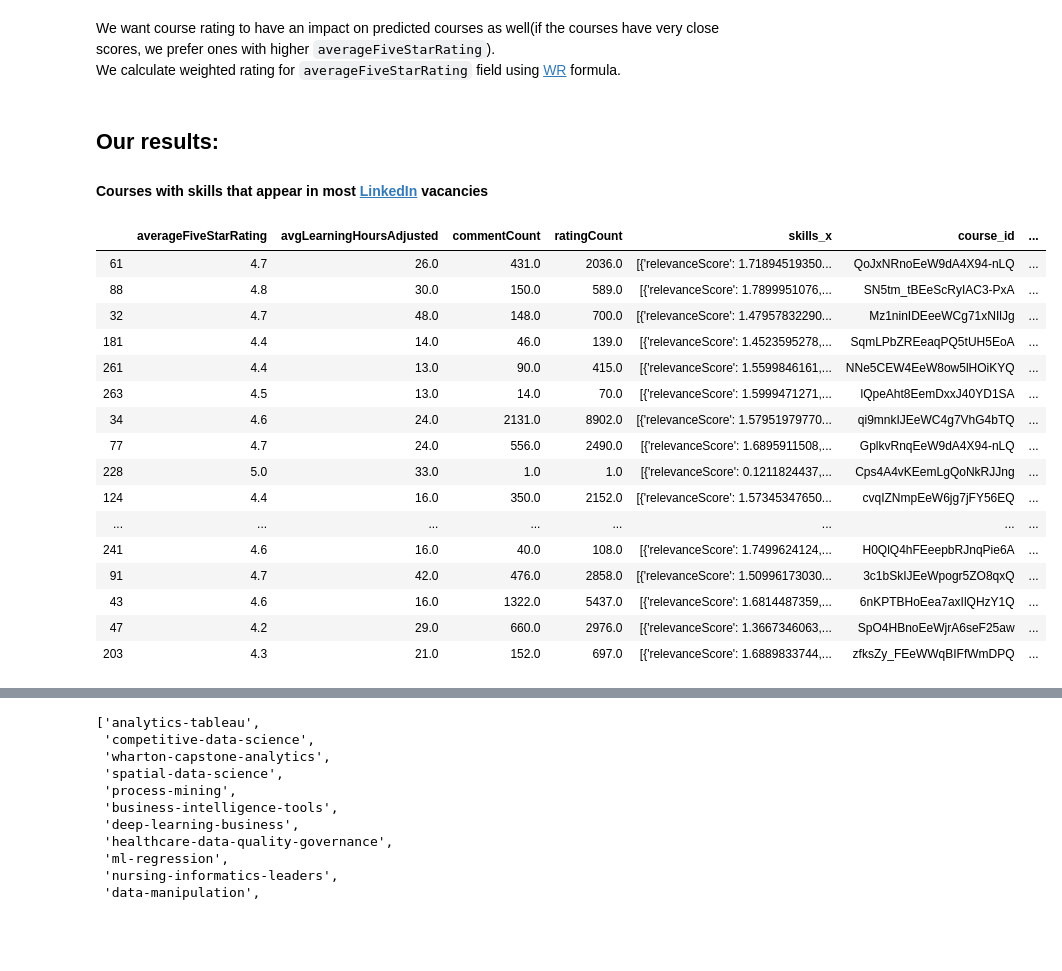
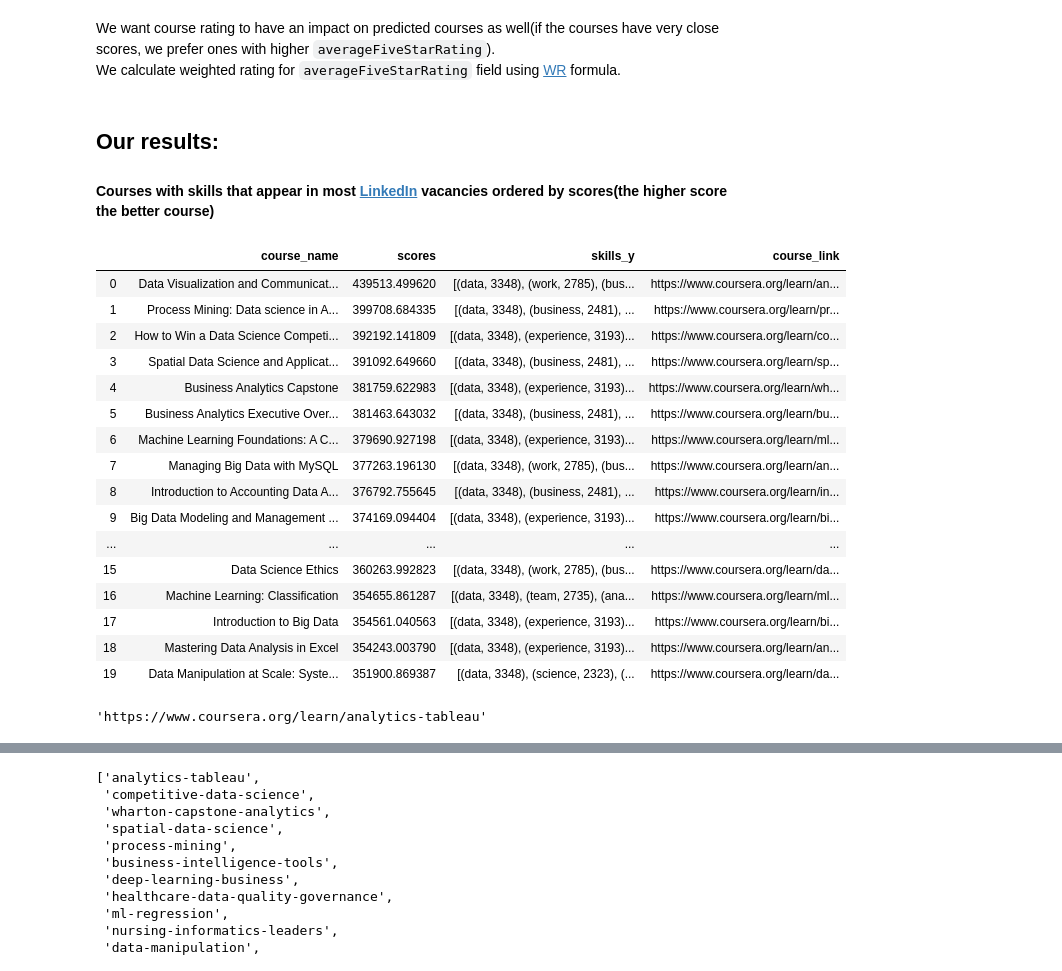
Before and after one commit to rpartsey/ucu_intro_to_ds, a Jupyter notebook: rpartsey_team_dsintro.ipynb, the cells around one changed output, grey strips where cells are left out. Saved outputs shown, nothing was run; the diff lists cells and outputs as text; code cells hidden in the pictures; blank space fills up the shorter version.

```diff
--- a/rpartsey_team_dsintro.ipynb
+++ b/rpartsey_team_dsintro.ipynb
@@ -194,8 +174,6 @@ Name: course_name, dtype: object
 # %%
-# # read the comments in the code cell above
-
-# for i in range(1, n_clusters):
-#     print(sum(kmeans.labels_ == i))
-#     print(courses_with_skills_df[kmeans.labels_ == i].course_name)
-#     print()
-#     print()
+for i in range(1, n_clusters):
+    print(sum(kmeans.labels_ == i))
+    print(courses_with_skills_df[kmeans.labels_ == i].course_name)
+    print()
+    print()
@@ -318,11 +320,12 @@ def standardize_text(text):
                        stop_words=stop_words, replace_symbol=' ')
 
 
+courses_df['standardized_description'] = ''
 for i, course in courses_df.iterrows():
     course_skills = (s['skillName'] for s in course.skills)
     text = '.'.join([*course_skills, course.course_description]) # NOTE: we add course skills to it's description and syllabus
 
-    courses_df.loc[i,'description'] = standardize_text(text)
+    courses_df.loc[i,'standardized_description'] = standardize_text(text)
 
 # courses_df.loc[4, 'description']
 # %% [markdown]
@@ -359,7 +362,7 @@ And then for each course and for each skill from "list of all possible skills" w
 # %%
 course_computed_skills = defaultdict(set) # key = "course_slug", value = list(skills)
 
-for _, (course_slug, description)  in courses_df[['course_slug', 'description']].iterrows():
+for _, (course_slug, description)  in courses_df[['course_slug', 'standardized_description']].iterrows():
     for skill in skills_dict:
         if f' {skill} ' in f' {description} ':
             course_computed_skills[course_slug].add(skill)
@@ -456,28 +459,36 @@ C = courses_df['averageFiveStarRating'].mean()
 courses_df['WR'] = weighted_rating(R, v, m, C)
 # %% [markdown]
 ## **Our results:**
-#### Courses with skills that appear in most [LinkedIn](https://www.linkedin.com) vacancies
+#### **Courses with skills that appear in most [LinkedIn](https://www.linkedin.com) vacancies ordered by scores(the higher score the better course)**
 # %%
 # merge courses with corresponding scores and multiply score by weighted rating
 courses_with_scores_df = pd.merge(courses_df, course_scores_df, on='course_slug')
 courses_with_scores_df['scores'] = courses_with_scores_df['scores'] * courses_with_scores_df['WR']
 courses_with_scores_df.sort_values(by=['scores'], ascending=False, inplace=True)
-courses_with_scores_df.head(20)
+courses_with_scores_df.reset_index(drop=True, inplace=True)
+
+# display courses info: name, score, skills that contributed to its score, and its coursera link that can be pasted into browser to see detailed information
+courses_with_scores_df['course_link'] = 'https://www.coursera.org/learn/' + courses_with_scores_df['course_slug']
+courses_with_scores_df[['course_name','scores', 'skills_y', 'course_link']].head(20)
 # %% [output]
-|  | averageFiveStarRating | avgLearningHoursAdjusted | commentCount | ratingCount | skills_x | course_id | ... |
-| 61 | 4.7 | 26.0 | 431.0 | 2036.0 | [{'relevanceScore': 1.71894519350... | QoJxNRnoEeW9dA4X94-nLQ | ... |
-| 88 | 4.8 | 30.0 | 150.0 | 589.0 | [{'relevanceScore': 1.7899951076,... | SN5tm_tBEeScRyIAC3-PxA | ... |
-| 32 | 4.7 | 48.0 | 148.0 | 700.0 | [{'relevanceScore': 1.47957832290... | Mz1ninIDEeeWCg71xNIlJg | ... |
-| 181 | 4.4 | 14.0 | 46.0 | 139.0 | [{'relevanceScore': 1.4523595278,... | SqmLPbZREeaqPQ5tUH5EoA | ... |
-| 261 | 4.4 | 13.0 | 90.0 | 415.0 | [{'relevanceScore': 1.5599846161,... | NNe5CEW4EeW8ow5lHOiKYQ | ... |
-| 263 | 4.5 | 13.0 | 14.0 | 70.0 | [{'relevanceScore': 1.5999471271,... | lQpeAht8EemDxxJ40YD1SA | ... |
-| 34 | 4.6 | 24.0 | 2131.0 | 8902.0 | [{'relevanceScore': 1.57951979770... | qi9mnkIJEeWC4g7VhG4bTQ | ... |
-| 77 | 4.7 | 24.0 | 556.0 | 2490.0 | [{'relevanceScore': 1.6895911508,... | GplkvRnqEeW9dA4X94-nLQ | ... |
-| 228 | 5.0 | 33.0 | 1.0 | 1.0 | [{'relevanceScore': 0.1211824437,... | Cps4A4vKEemLgQoNkRJJng | ... |
-| 124 | 4.4 | 16.0 | 350.0 | 2152.0 | [{'relevanceScore': 1.57345347650... | cvqIZNmpEeW6jg7jFY56EQ | ... |
-| ... | ... | ... | ... | ... | ... | ... | ... |
-| 241 | 4.6 | 16.0 | 40.0 | 108.0 | [{'relevanceScore': 1.7499624124,... | H0QlQ4hFEeepbRJnqPie6A | ... |
-| 91 | 4.7 | 42.0 | 476.0 | 2858.0 | [{'relevanceScore': 1.50996173030... | 3c1bSkIJEeWpogr5ZO8qxQ | ... |
-| 43 | 4.6 | 16.0 | 1322.0 | 5437.0 | [{'relevanceScore': 1.6814487359,... | 6nKPTBHoEea7axIlQHzY1Q | ... |
-| 47 | 4.2 | 29.0 | 660.0 | 2976.0 | [{'relevanceScore': 1.3667346063,... | SpO4HBnoEeWjrA6seF25aw | ... |
-| 203 | 4.3 | 21.0 | 152.0 | 697.0 | [{'relevanceScore': 1.6889833744,... | zfksZy_FEeWWqBIFfWmDPQ | ... |
+|  | course_name | scores | skills_y | course_link |
+| 0 | Data Visualization and Communicat... | 439513.499620 | [(data, 3348), (work, 2785), (bus... | https://www.coursera.org/learn/an... |
+| 1 | Process Mining: Data science in A... | 399708.684335 | [(data, 3348), (business, 2481), ... | https://www.coursera.org/learn/pr... |
+| 2 | How to Win a Data Science Competi... | 392192.141809 | [(data, 3348), (experience, 3193)... | https://www.coursera.org/learn/co... |
+| 3 | Spatial Data Science and Applicat... | 391092.649660 | [(data, 3348), (business, 2481), ... | https://www.coursera.org/learn/sp... |
+| 4 | Business Analytics Capstone | 381759.622983 | [(data, 3348), (experience, 3193)... | https://www.coursera.org/learn/wh... |
+| 5 | Business Analytics Executive Over... | 381463.643032 | [(data, 3348), (business, 2481), ... | https://www.coursera.org/learn/bu... |
+| 6 | Machine Learning Foundations: A C... | 379690.927198 | [(data, 3348), (experience, 3193)... | https://www.coursera.org/learn/ml... |
+| 7 | Managing Big Data with MySQL | 377263.196130 | [(data, 3348), (work, 2785), (bus... | https://www.coursera.org/learn/an... |
+| 8 | Introduction to Accounting Data A... | 376792.755645 | [(data, 3348), (business, 2481), ... | https://www.coursera.org/learn/in... |
+| 9 | Big Data Modeling and Management ... | 374169.094404 | [(data, 3348), (experience, 3193)... | https://www.coursera.org/learn/bi... |
+| ... | ... | ... | ... | ... |
+| 15 | Data Science Ethics | 360263.992823 | [(data, 3348), (work, 2785), (bus... | https://www.coursera.org/learn/da... |
+| 16 | Machine Learning: Classification | 354655.861287 | [(data, 3348), (team, 2735), (ana... | https://www.coursera.org/learn/ml... |
+| 17 | Introduction to Big Data | 354561.040563 | [(data, 3348), (experience, 3193)... | https://www.coursera.org/learn/bi... |
+| 18 | Mastering Data Analysis in Excel | 354243.003790 | [(data, 3348), (experience, 3193)... | https://www.coursera.org/learn/an... |
+| 19 | Data Manipulation at Scale: Syste... | 351900.869387 | [(data, 3348), (science, 2323), (... | https://www.coursera.org/learn/da... |
+# %%
+courses_with_scores_df.loc[0,'course_link']
+# %% [output]
+'https://www.coursera.org/learn/analytics-tableau'
```
Also changed, not shown: parts of 17 cells of this notebook, 1 other file.
